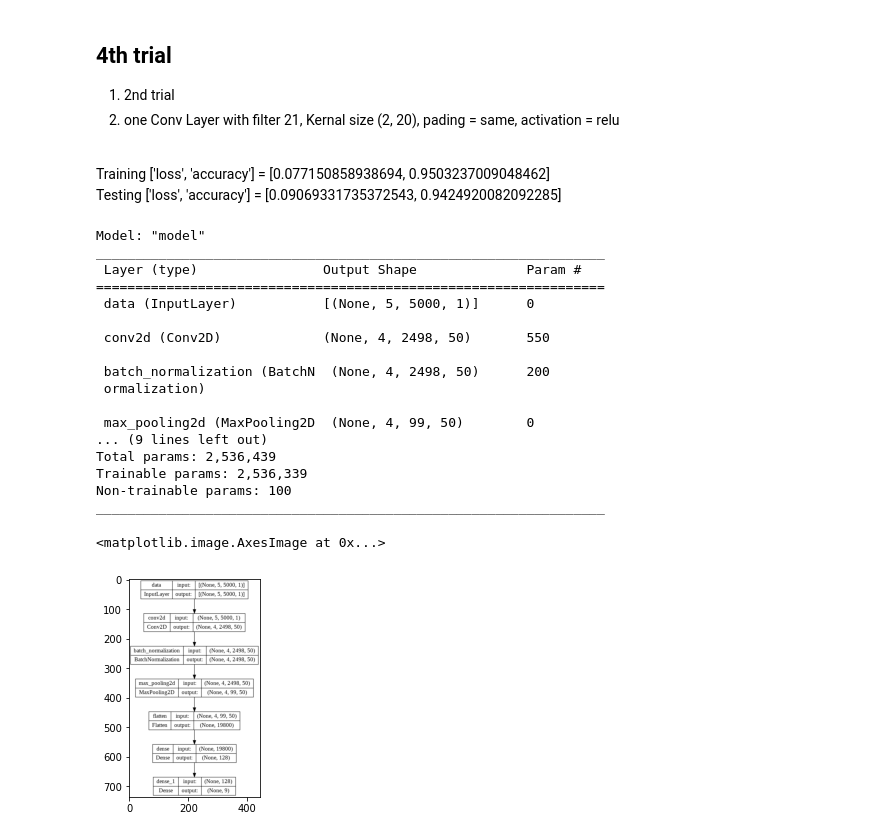
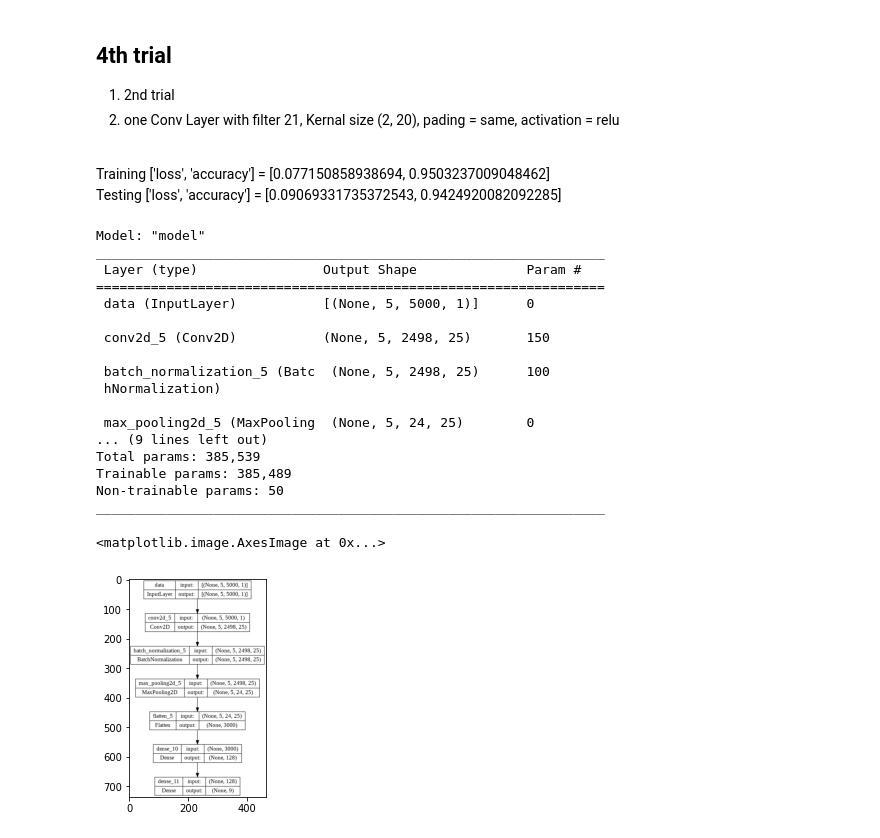
Before and after one commit to Ashraf-Saleh/Fault-Detect, a Jupyter notebook: Fault_Detect_2022.ipynb, the cells around one changed output. Saved outputs shown, nothing was run; the diff lists cells and outputs as text; code cells hidden in the pictures.

```diff
--- a/Fault_Detect_2022.ipynb
+++ b/Fault_Detect_2022.ipynb
@@ -131,40 +131,40 @@ Train_X = numpy.load("/content/drive/My Drive/Colab_Data/Fault_Detect/Train_X.np
 Train_Y = numpy.load("/content/drive/My Drive/Colab_Data/Fault_Detect/Train_Y.npy")
 # %%
 inputs = keras.Input(shape = (Train_X.shape[1], Train_X.shape[2], Train_X.shape[3]), name="data")
-x = layers.Conv2D(filters = 50, kernel_size = (2, 5),strides=(1, 2), activation = "relu") (inputs)
+x = layers.Conv2D(filters = 25, kernel_size = (1, 5),strides=(1, 2), activation = "relu") (inputs)
 #x = layers.Conv2D(filters = 50, kernel_size = (1, 5),strides=(1, 2), activation = "relu") (x)                 # first Trial 13/12/2022
 x = layers.BatchNormalization()(x)
-x = layers.MaxPooling2D(pool_size = (1,25)) (x)
+x = layers.MaxPooling2D(pool_size = (1,100)) (x)
 
 x = layers.Flatten()(x)
 x = layers.Dense(128, activation="relu")(x)
 
 outputs = layers.Dense(Train_Y.shape[1], activation='softmax')(x)
 model = keras.Model(inputs, outputs, name="model")
 model.compile(optimizer='adam', loss='CategoricalCrossentropy', metrics=['accuracy'])
 model.summary()
 plot_model(model, to_file='/content/drive/My Drive/Colab_Data/Fault_Detect/model.png',show_shapes=True)
 plt.imshow(mpimg.imread('/content/drive/My Drive/Colab_Data/Fault_Detect/model.png'))
 # %% [output]
 Model: "model"
 _________________________________________________________________
  Layer (type)                Output Shape              Param #
 =================================================================
  data (InputLayer)           [(None, 5, 5000, 1)]      0
 
- conv2d (Conv2D)             (None, 4, 2498, 50)       550
+ conv2d_5 (Conv2D)           (None, 5, 2498, 25)       150
 
- batch_normalization (BatchN  (None, 4, 2498, 50)      200
- ormalization)
+ batch_normalization_5 (Batc  (None, 5, 2498, 25)      100
+ hNormalization)
 
- max_pooling2d (MaxPooling2D  (None, 4, 99, 50)        0
+ max_pooling2d_5 (MaxPooling  (None, 5, 24, 25)        0
 ... (9 lines left out)
-Total params: 2,536,439
-Trainable params: 2,536,339
-Non-trainable params: 100
+Total params: 385,539
+Trainable params: 385,489
+Non-trainable params: 50
 _________________________________________________________________
 <matplotlib.image.AxesImage at 0x...>
-[figure, old version]
+[figure, new version]
 # %%
 Vald_X = numpy.load("/content/drive/My Drive/Colab_Data/Fault_Detect/Vald_X.npy")
 Vald_Y = numpy.load("/content/drive/My Drive/Colab_Data/Fault_Detect/Vald_Y.npy")
```
Also changed, not shown: parts of 1 cell of this notebook.
